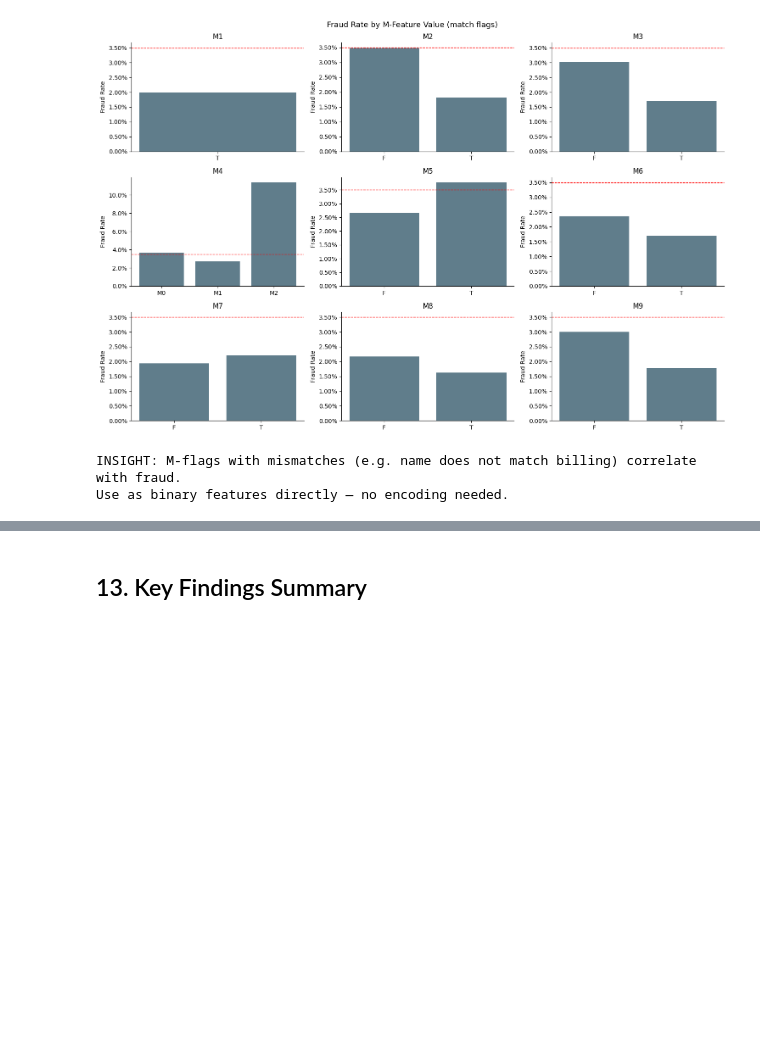
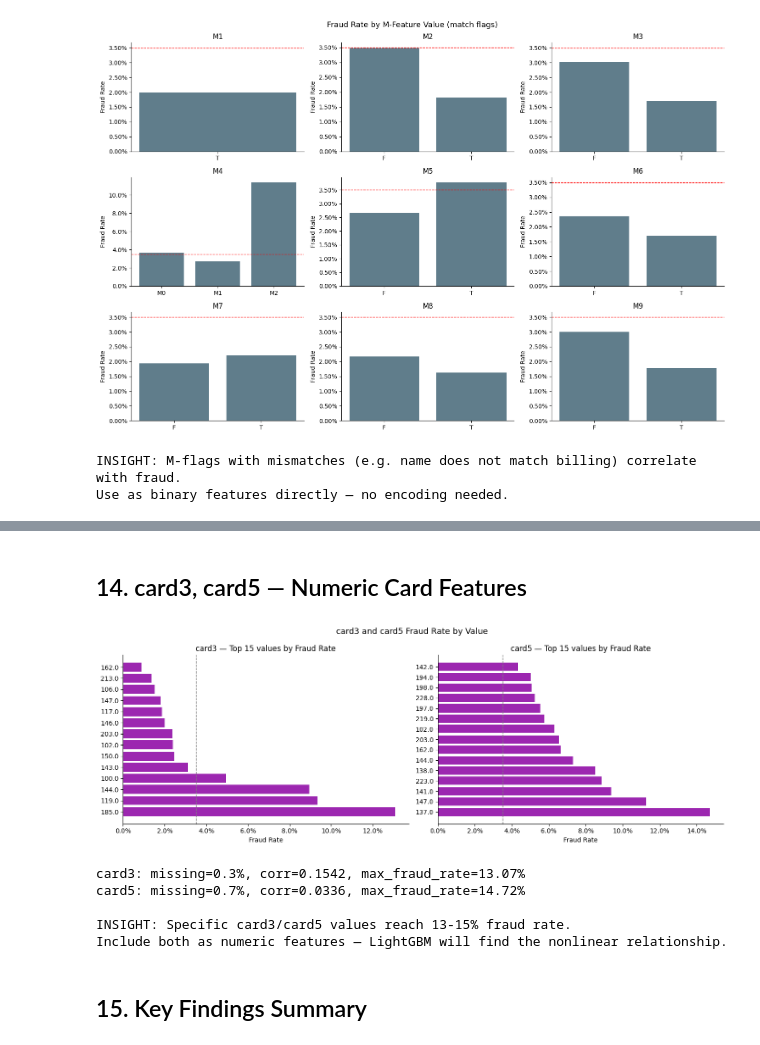
Before and after one commit to vanshkamra12/fraudshield-mlops, a Jupyter notebook: notebooks/01_eda.ipynb, the cells around one changed output, grey strips where cells are left out. Drawn from its saved outputs; the diff is of its cells as text; code cells hidden in the pictures; blank space fills up the shorter version.

```diff
--- a/notebooks/01_eda.ipynb
+++ b/notebooks/01_eda.ipynb
@@ -538,2 +593,41 @@ Use as binary features directly — no encoding needed.
+# %% [markdown]
+## 14. card3, card5 — Numeric Card Features
+# %%
+# card3 and card5 are numeric card attributes (likely card sub-type or bank code)
+# card3: 0.3% missing, card5: 0.7% missing — nearly complete
+
+fig, axes = plt.subplots(1, 2, figsize=(14, 5))
+
+for ax, col in zip(axes, ['card3', 'card5']):
+    fraud_by = df.groupby(col)['isFraud'].agg(['mean', 'count']).reset_index()
+    fraud_by = fraud_by[fraud_by['count'] >= 200].sort_values('mean', ascending=False).head(15)
+    ax.barh(fraud_by[col].astype(str), fraud_by['mean'], color='#9C27B0')
+    ax.axvline(fraud_rate, linestyle='--', color='gray', linewidth=1)
+    ax.set_title(f'{col} — Top 15 values by Fraud Rate')
+    ax.set_xlabel('Fraud Rate')
+    ax.xaxis.set_major_formatter(mticker.PercentFormatter(1.0))
+
+plt.suptitle('card3 and card5 Fraud Rate by Value', fontsize=13)
+plt.tight_layout()
+plt.savefig('../docs/eda_card3_card5.png', dpi=120, bbox_inches='tight')
+plt.show()
+
+for col in ['card3', 'card5']:
+    missing = df[col].isnull().mean()
+    corr = abs(df[[col, 'isFraud']].corr()['isFraud'].iloc[0])
+    top_fraud = df.groupby(col)['isFraud'].agg(['mean','count'])
+    top_fraud = top_fraud[top_fraud['count']>=200]['mean'].max()
+    print(f'{col}: missing={missing:.1%}, corr={corr:.4f}, max_fraud_rate={top_fraud:.2%}')
+
+print()
+print('INSIGHT: Specific card3/card5 values reach 13-15% fraud rate.')
+print('Include both as numeric features — LightGBM will find the nonlinear relationship.')
+# %% [output]
+[figure, added]
+card3: missing=0.3%, corr=0.1542, max_fraud_rate=13.07%
+card5: missing=0.7%, corr=0.0336, max_fraud_rate=14.72%
+
+INSIGHT: Specific card3/card5 values reach 13-15% fraud rate.
+Include both as numeric features — LightGBM will find the nonlinear relationship.
 # %% [markdown]
-## 13. Key Findings Summary
+## 15. Key Findings Summary
```
Also changed, not shown: parts of 4 cells of this notebook, 2 other files.
